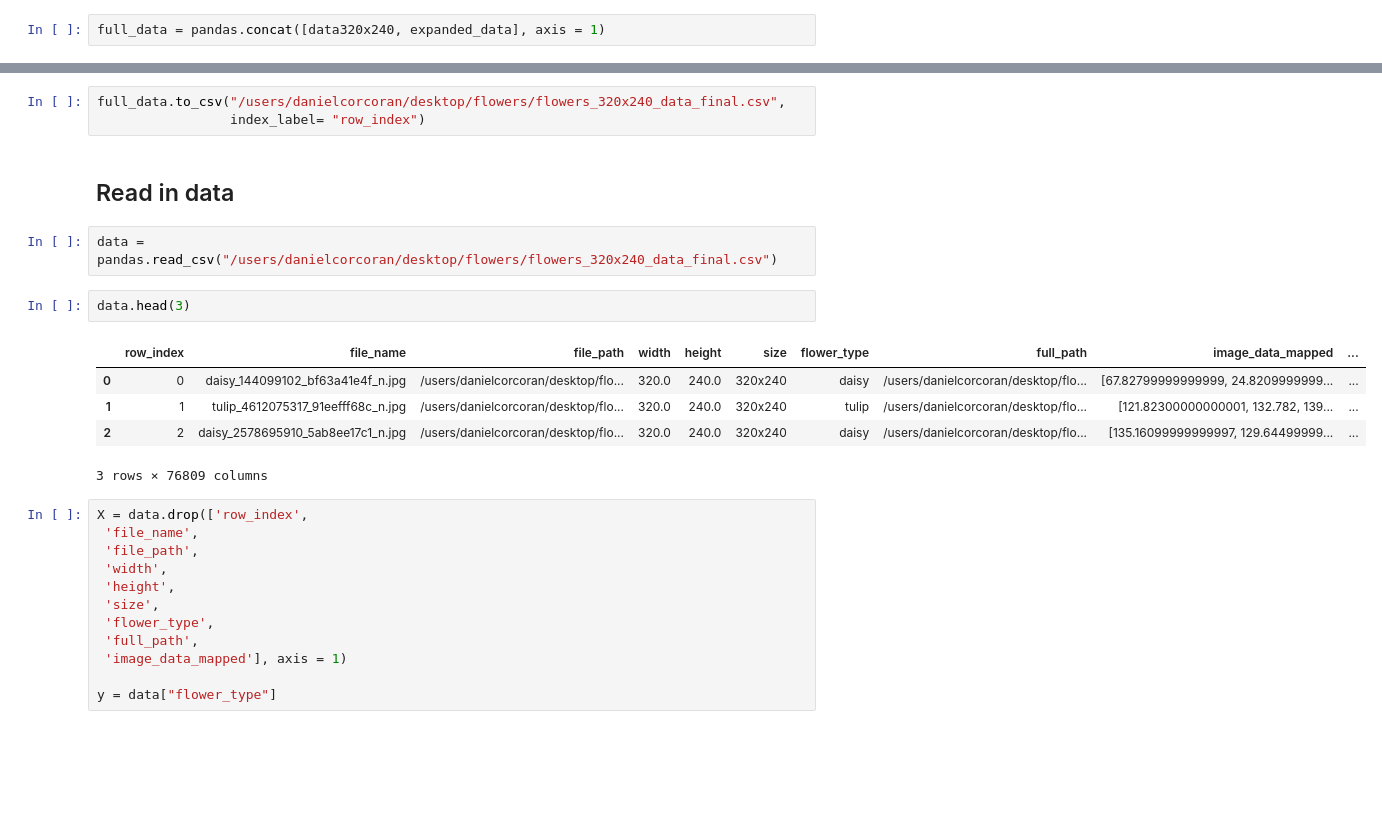
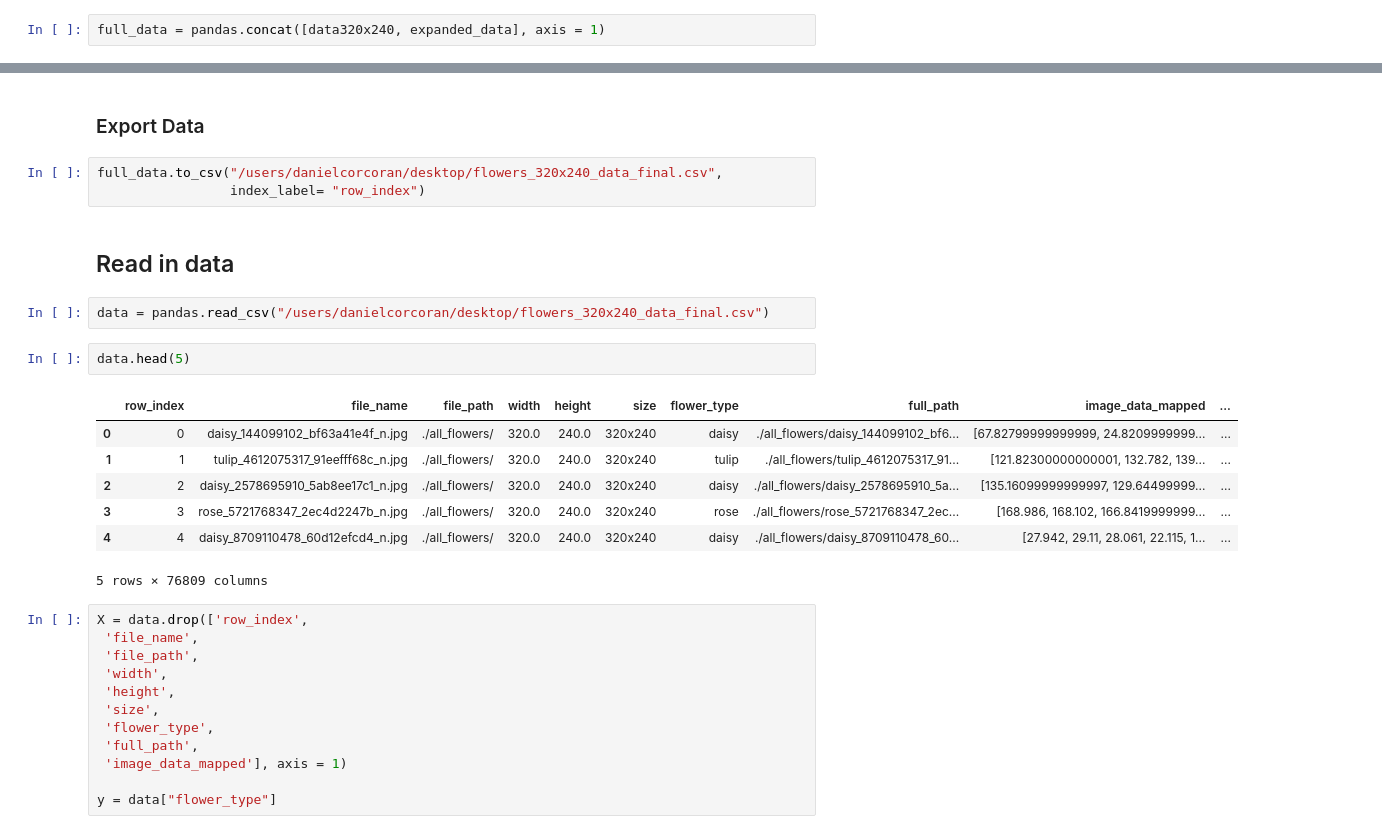
Before and after one commit to danielc92/python_nb_sklearn_support_vector_machines, a Jupyter notebook: nb_sklearn_support_vector_machines_flowers.ipynb, the cells around one changed output, grey strips where cells are left out. Cells and saved outputs as stored; diff of their text form; blank space fills up the shorter version.

```diff
--- a/nb_sklearn_support_vector_machines_flowers.ipynb
+++ b/nb_sklearn_support_vector_machines_flowers.ipynb
@@ -144,18 +185,22 @@ full_data.head()
+# %% [markdown]
+### Export Data
 # %%
-full_data.to_csv("/users/danielcorcoran/desktop/flowers/flowers_320x240_data_final.csv",
+full_data.to_csv("/users/danielcorcoran/desktop/flowers_320x240_data_final.csv",
                  index_label= "row_index")
 # %% [markdown]
 ## Read in data
 # %%
-data = pandas.read_csv("/users/danielcorcoran/desktop/flowers/flowers_320x240_data_final.csv")
+data = pandas.read_csv("/users/danielcorcoran/desktop/flowers_320x240_data_final.csv")
 # %%
-data.head(3)
+data.head(5)
 # %% [output]
 |  | row_index | file_name | file_path | width | height | size | flower_type | full_path | image_data_mapped | ... |
-| 0 | 0 | daisy_144099102_bf63a41e4f_n.jpg | /users/danielcorcoran/desktop/flo... | 320.0 | 240.0 | 320x240 | daisy | /users/danielcorcoran/desktop/flo... | [67.82799999999999, 24.8209999999... | ... |
-| 1 | 1 | tulip_4612075317_91eefff68c_n.jpg | /users/danielcorcoran/desktop/flo... | 320.0 | 240.0 | 320x240 | tulip | /users/danielcorcoran/desktop/flo... | [121.82300000000001, 132.782, 139... | ... |
-| 2 | 2 | daisy_2578695910_5ab8ee17c1_n.jpg | /users/danielcorcoran/desktop/flo... | 320.0 | 240.0 | 320x240 | daisy | /users/danielcorcoran/desktop/flo... | [135.16099999999997, 129.64499999... | ... |
+| 0 | 0 | daisy_144099102_bf63a41e4f_n.jpg | ./all_flowers/ | 320.0 | 240.0 | 320x240 | daisy | ./all_flowers/daisy_144099102_bf6... | [67.82799999999999, 24.8209999999... | ... |
+| 1 | 1 | tulip_4612075317_91eefff68c_n.jpg | ./all_flowers/ | 320.0 | 240.0 | 320x240 | tulip | ./all_flowers/tulip_4612075317_91... | [121.82300000000001, 132.782, 139... | ... |
+| 2 | 2 | daisy_2578695910_5ab8ee17c1_n.jpg | ./all_flowers/ | 320.0 | 240.0 | 320x240 | daisy | ./all_flowers/daisy_2578695910_5a... | [135.16099999999997, 129.64499999... | ... |
+| 3 | 3 | rose_5721768347_2ec4d2247b_n.jpg | ./all_flowers/ | 320.0 | 240.0 | 320x240 | rose | ./all_flowers/rose_5721768347_2ec... | [168.986, 168.102, 166.8419999999... | ... |
+| 4 | 4 | daisy_8709110478_60d12efcd4_n.jpg | ./all_flowers/ | 320.0 | 240.0 | 320x240 | daisy | ./all_flowers/daisy_8709110478_60... | [27.942, 29.11, 28.061, 22.115, 1... | ... |
-3 rows × 76809 columns
+5 rows × 76809 columns
 # %%
 X = data.drop(['row_index',
  'file_name',
```
Also changed, not shown: parts of 13 cells of this notebook, 1 other file.
